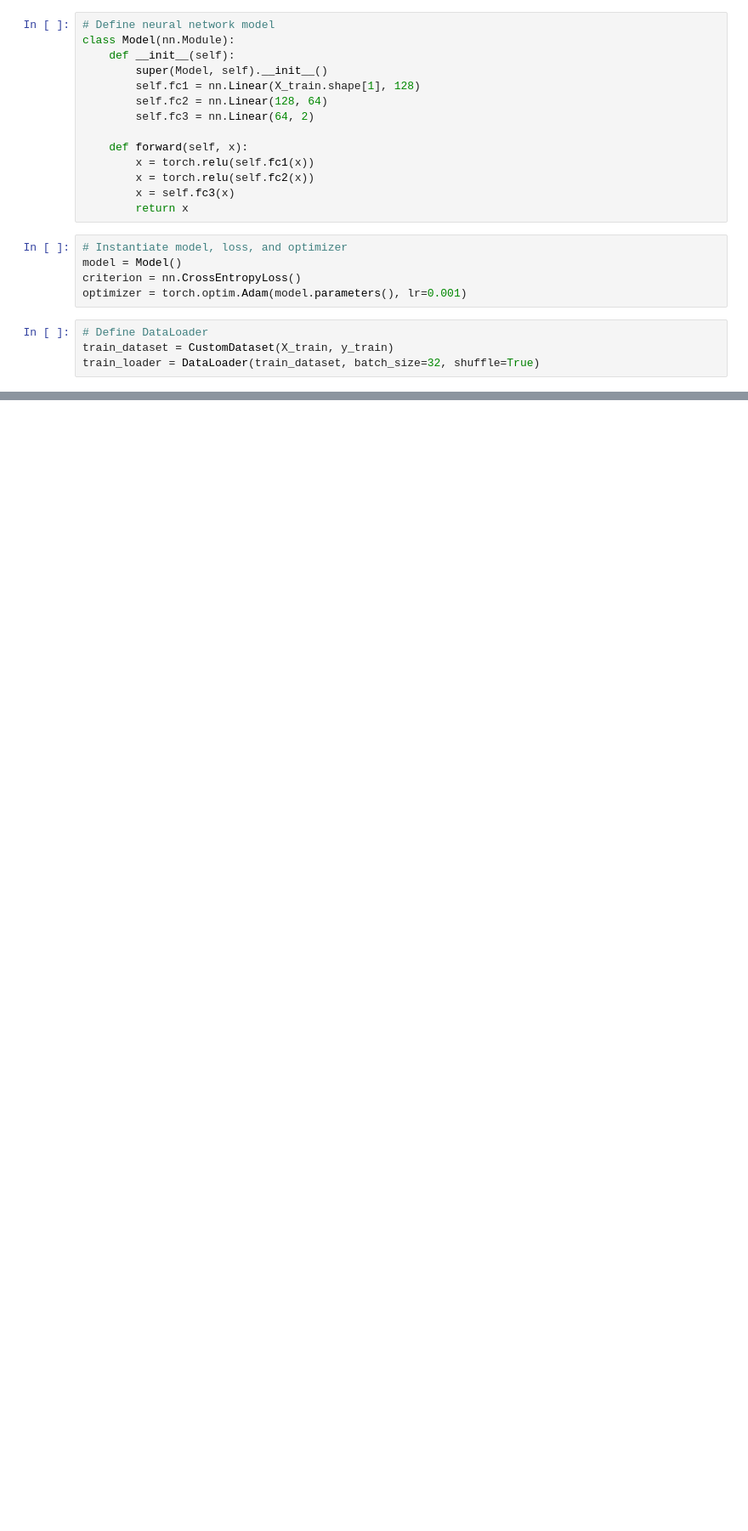
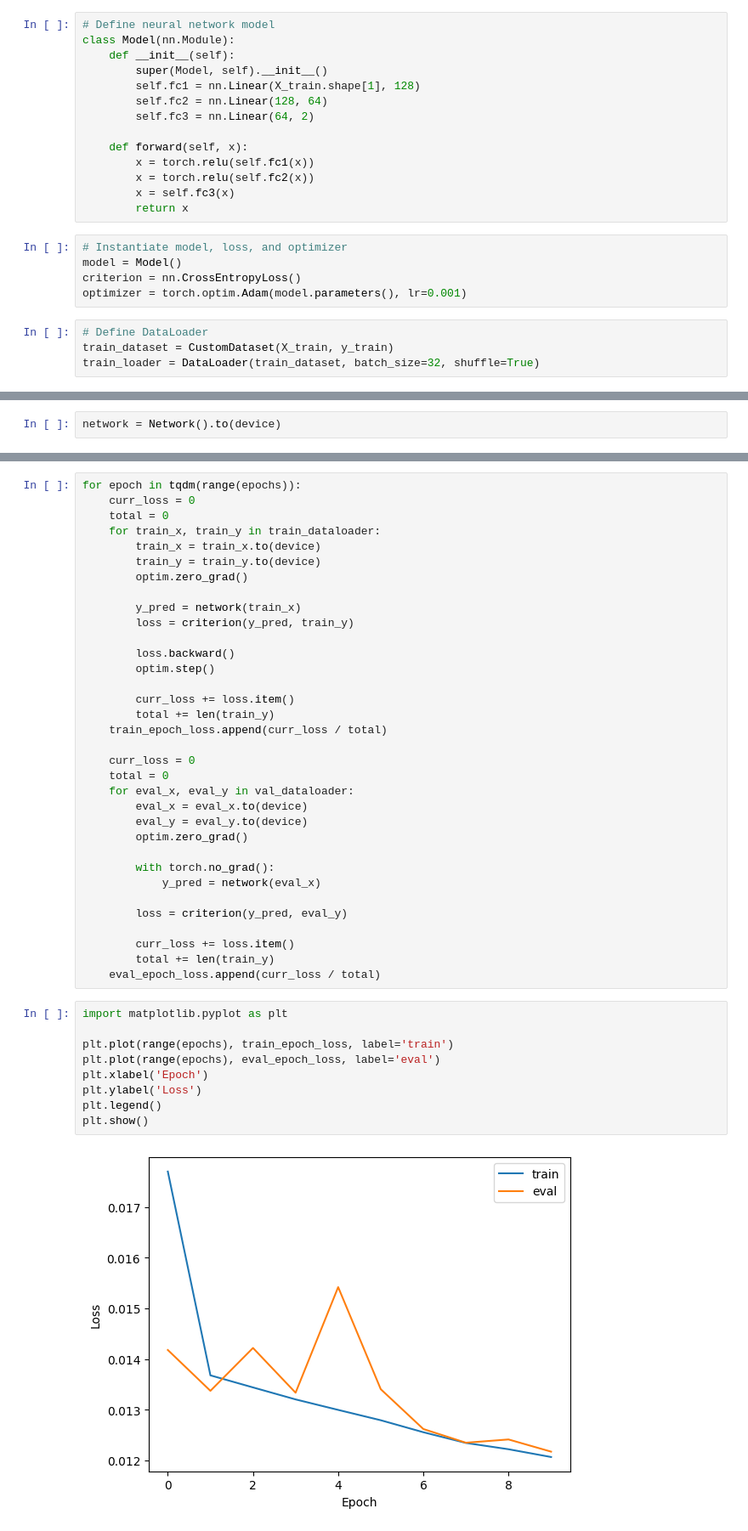
Before and after one commit to AkashBankar21/News-Classification, a Jupyter notebook: training.ipynb, the cells around one changed output, grey strips where cells are left out. Shown: that part at 85% size. Saved outputs shown, nothing was run; the diff lists cells and outputs as text; blank space fills up the shorter version.

```diff
--- a/training.ipynb
+++ b/training.ipynb
@@ -176,0 +336,2 @@ RuntimeError: Expected all tensors to be on the same device, but found at least
+# %%
+network = Network().to(device)
@@ -176,0 +377,45 @@ RuntimeError: Expected all tensors to be on the same device, but found at least
+# %%
+for epoch in tqdm(range(epochs)):
+    curr_loss = 0
+    total = 0
+    for train_x, train_y in train_dataloader:
+        train_x = train_x.to(device)
+        train_y = train_y.to(device)
+        optim.zero_grad()
+
+        y_pred = network(train_x)
+        loss = criterion(y_pred, train_y)
+
+        loss.backward()
+        optim.step()
+
+        curr_loss += loss.item()
+        total += len(train_y)
+    train_epoch_loss.append(curr_loss / total)
+
+    curr_loss = 0
+    total = 0
+    for eval_x, eval_y in val_dataloader:
+        eval_x = eval_x.to(device)
+        eval_y = eval_y.to(device)
+        optim.zero_grad()
+
+        with torch.no_grad():
+            y_pred = network(eval_x)
+
+        loss = criterion(y_pred, eval_y)
+
+        curr_loss += loss.item()
+        total += len(train_y)
+    eval_epoch_loss.append(curr_loss / total)
+# %%
+import matplotlib.pyplot as plt
+
+plt.plot(range(epochs), train_epoch_loss, label='train')
+plt.plot(range(epochs), eval_epoch_loss, label='eval')
+plt.xlabel('Epoch')
+plt.ylabel('Loss')
+plt.legend()
+plt.show()
+# %% [output]
+[figure, added]
```
Also changed, not shown: parts of 34 cells of this notebook, 4 other files.
